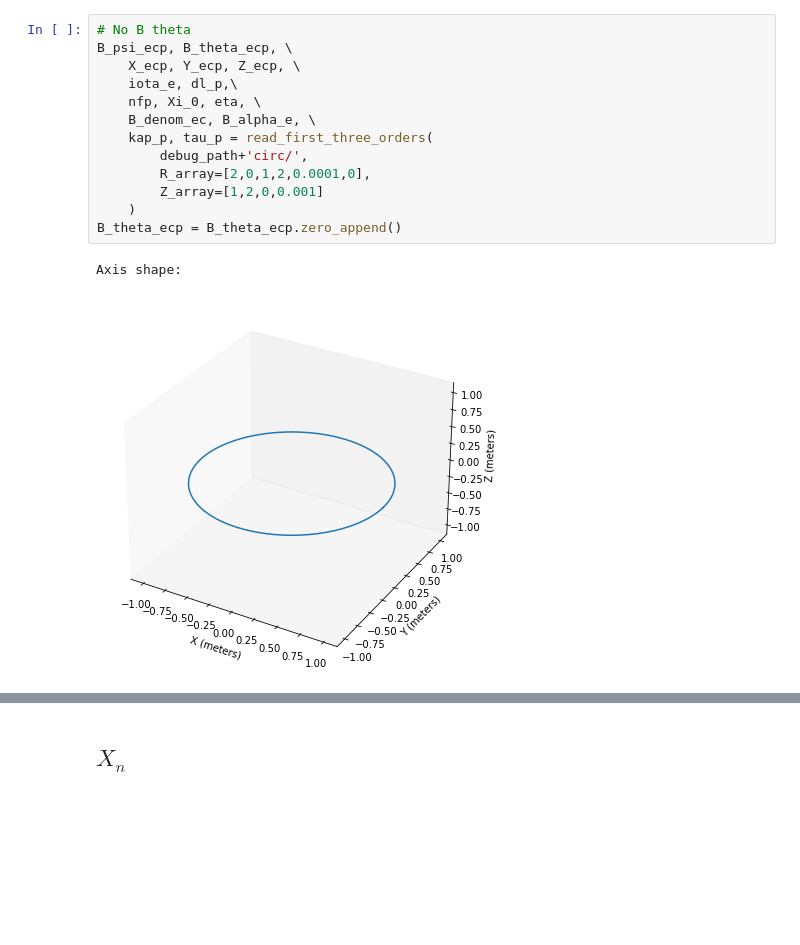
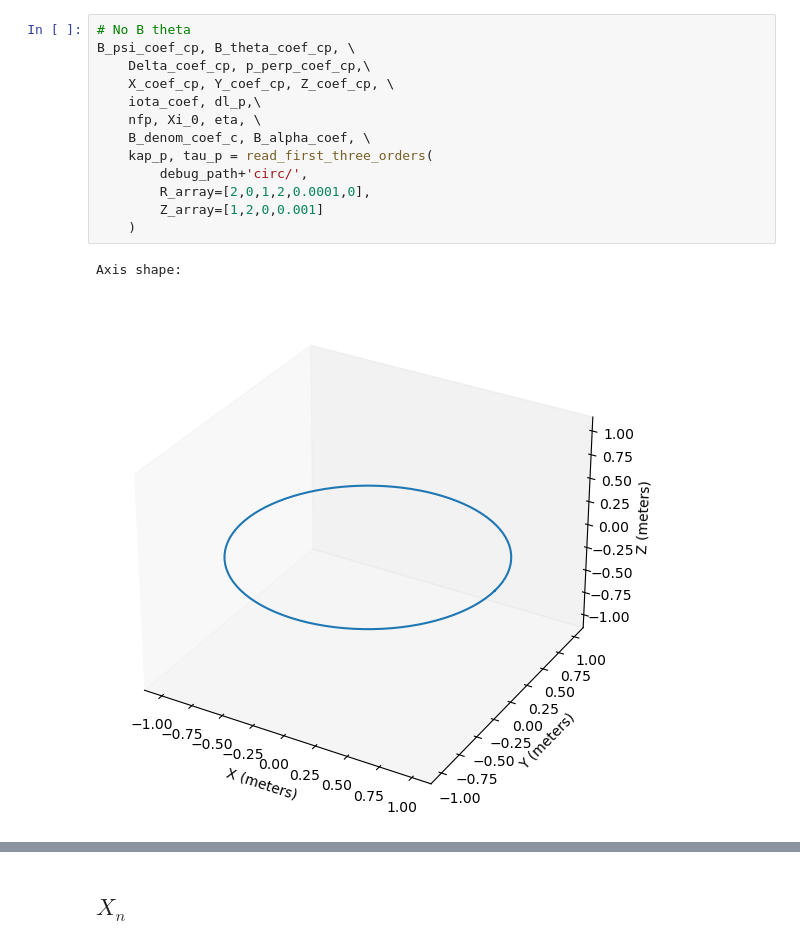
Before and after one commit to lankef/pyAQSC, a Jupyter notebook: examples/Recursion Relations.ipynb, the cells around one changed output, grey strips where cells are left out. Drawn from its saved outputs; the diff is of its cells as text; blank space fills up the shorter version.

```diff
--- a/examples/Recursion Relations.ipynb
+++ b/examples/Recursion Relations.ipynb
@@ -61,18 +63,18 @@ debug_path = '/Users/lanke/Desktop/Second year project/Code/test_data_eduardo/'
 # %%
 # No B theta
-B_psi_ecp, B_theta_ecp, \
-    X_ecp, Y_ecp, Z_ecp, \
-    iota_e, dl_p,\
+B_psi_coef_cp, B_theta_coef_cp, \
+    Delta_coef_cp, p_perp_coef_cp,\
+    X_coef_cp, Y_coef_cp, Z_coef_cp, \
+    iota_coef, dl_p,\
     nfp, Xi_0, eta, \
-    B_denom_ec, B_alpha_e, \
+    B_denom_coef_c, B_alpha_coef, \
     kap_p, tau_p = read_first_three_orders(
         debug_path+'circ/',
         R_array=[2,0,1,2,0.0001,0],
         Z_array=[1,2,0,0.001]
     )
-B_theta_ecp = B_theta_ecp.zero_append()
 # %% [output]
 Axis shape:
-[figure, old version]
+[figure, new version]
 # %%
 # No B theta
```
Also changed, not shown: parts of 21 cells of this notebook, 2 other files.
